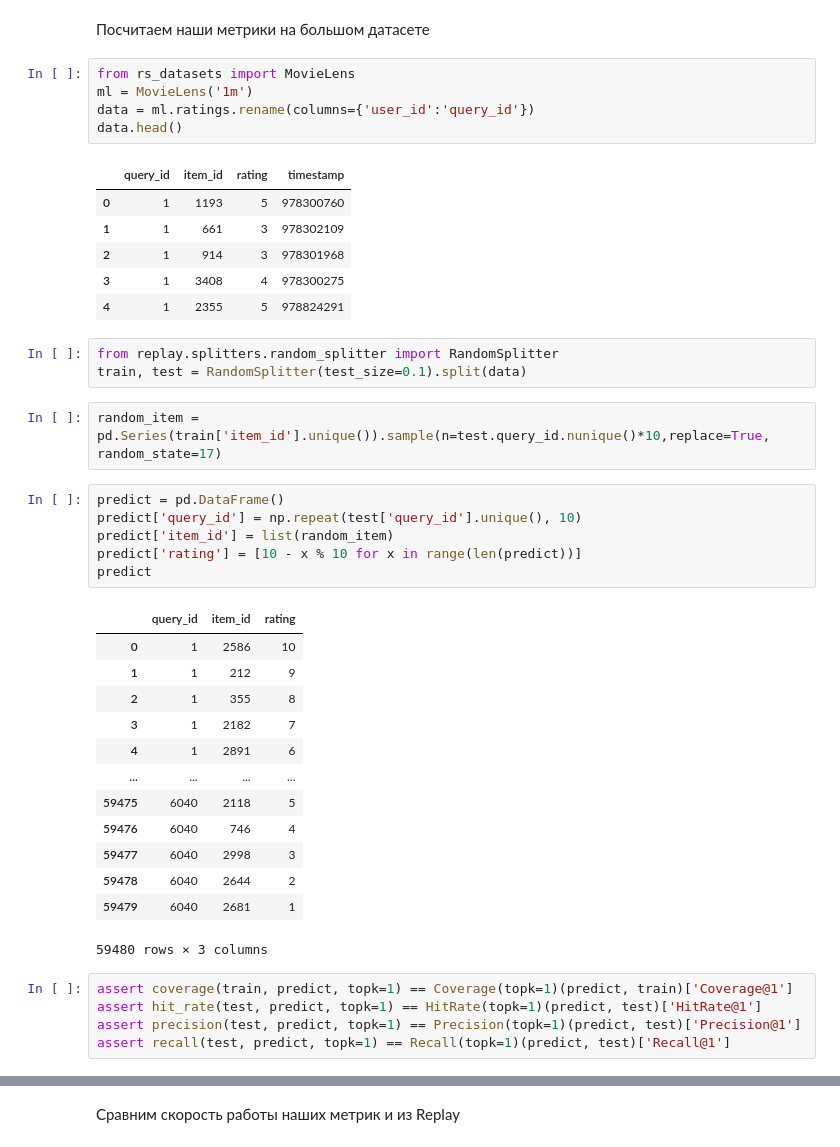
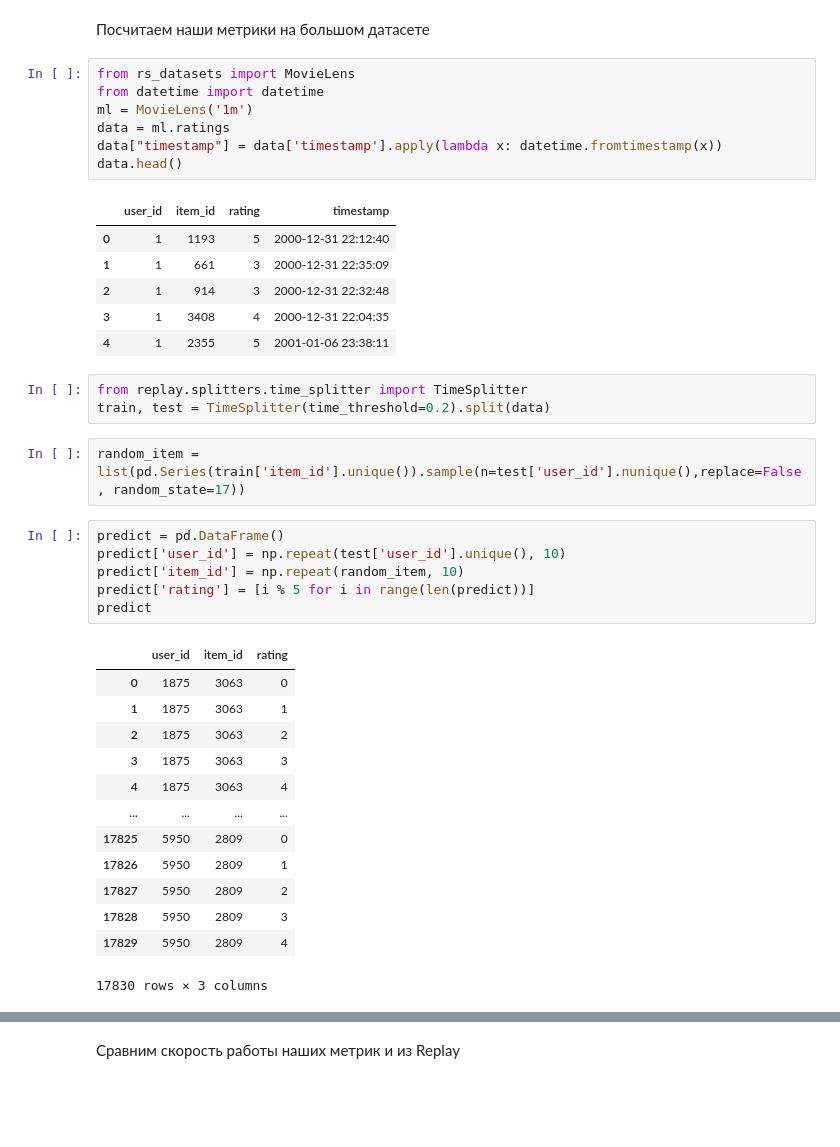
Before and after one commit to sb-ai-lab/RecSys-Course, a Jupyter notebook: metrics.ipynb, the cells around one changed output, grey strips where cells are left out. Saved outputs shown, nothing was run; the diff lists cells and outputs as text; blank space fills up the shorter version.

```diff
--- a/metrics.ipynb
+++ b/metrics.ipynb
@@ -378,44 +557,41 @@ ex.results
 Посчитаем наши метрики на большом датасете
 # %%
 from rs_datasets import MovieLens
+from datetime import datetime
 ml = MovieLens('1m')
-data = ml.ratings.rename(columns={'user_id':'query_id'})
+data = ml.ratings
+data["timestamp"] = data['timestamp'].apply(lambda x: datetime.fromtimestamp(x))
 data.head()
 # %% [output]
-|  | query_id | item_id | rating | timestamp |
-| 0 | 1 | 1193 | 5 | 978300760 |
-| 1 | 1 | 661 | 3 | 978302109 |
-| 2 | 1 | 914 | 3 | 978301968 |
-| 3 | 1 | 3408 | 4 | 978300275 |
-| 4 | 1 | 2355 | 5 | 978824291 |
+|  | user_id | item_id | rating | timestamp |
+| 0 | 1 | 1193 | 5 | 2000-12-31 22:12:40 |
+| 1 | 1 | 661 | 3 | 2000-12-31 22:35:09 |
+| 2 | 1 | 914 | 3 | 2000-12-31 22:32:48 |
+| 3 | 1 | 3408 | 4 | 2000-12-31 22:04:35 |
+| 4 | 1 | 2355 | 5 | 2001-01-06 23:38:11 |
 # %%
-from replay.splitters.random_splitter import RandomSplitter
-train, test = RandomSplitter(test_size=0.1).split(data)
+from replay.splitters.time_splitter import TimeSplitter
+train, test = TimeSplitter(time_threshold=0.2).split(data)
 # %%
-random_item = pd.Series(train['item_id'].unique()).sample(n=test.query_id.nunique()*10,replace=True, random_state=17)
+random_item = list(pd.Series(train['item_id'].unique()).sample(n=test['user_id'].nunique(),replace=False, random_state=17))
 # %%
 predict = pd.DataFrame()
-predict['query_id'] = np.repeat(test['query_id'].unique(), 10)
-predict['item_id'] = list(random_item)
-predict['rating'] = [10 - x % 10 for x in range(len(predict))]
+predict['user_id'] = np.repeat(test['user_id'].unique(), 10)
+predict['item_id'] = np.repeat(random_item, 10)
+predict['rating'] = [i % 5 for i in range(len(predict))]
 predict
 # %% [output]
-|  | query_id | item_id | rating |
-| 0 | 1 | 2586 | 10 |
-| 1 | 1 | 212 | 9 |
-| 2 | 1 | 355 | 8 |
-| 3 | 1 | 2182 | 7 |
-| 4 | 1 | 2891 | 6 |
+|  | user_id | item_id | rating |
+| 0 | 1875 | 3063 | 0 |
+| 1 | 1875 | 3063 | 1 |
+| 2 | 1875 | 3063 | 2 |
+| 3 | 1875 | 3063 | 3 |
+| 4 | 1875 | 3063 | 4 |
 | ... | ... | ... | ... |
-| 59475 | 6040 | 2118 | 5 |
-| 59476 | 6040 | 746 | 4 |
-| 59477 | 6040 | 2998 | 3 |
-| 59478 | 6040 | 2644 | 2 |
-| 59479 | 6040 | 2681 | 1 |
+| 17825 | 5950 | 2809 | 0 |
+| 17826 | 5950 | 2809 | 1 |
+| 17827 | 5950 | 2809 | 2 |
+| 17828 | 5950 | 2809 | 3 |
+| 17829 | 5950 | 2809 | 4 |
-59480 rows × 3 columns
+17830 rows × 3 columns
-# %%
-assert coverage(train, predict, topk=1) == Coverage(topk=1)(predict, train)['Coverage@1']
-assert hit_rate(test, predict, topk=1) == HitRate(topk=1)(predict, test)['HitRate@1']
-assert precision(test, predict, topk=1) == Precision(topk=1)(predict, test)['Precision@1']
-assert recall(test, predict, topk=1) == Recall(topk=1)(predict, test)['Recall@1']
 # %%
```
Also changed, not shown: parts of 91 cells of this notebook, 1 other file.
